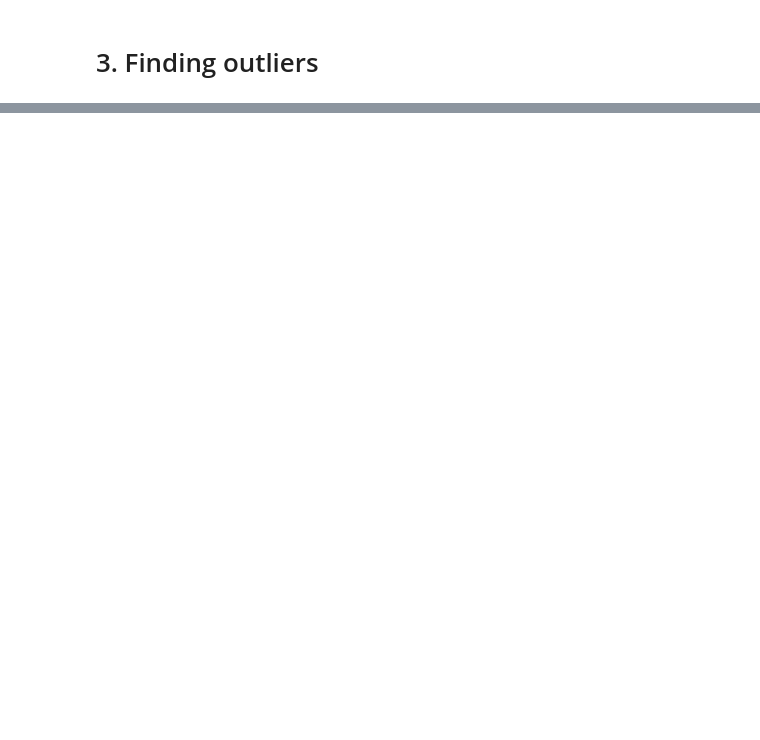
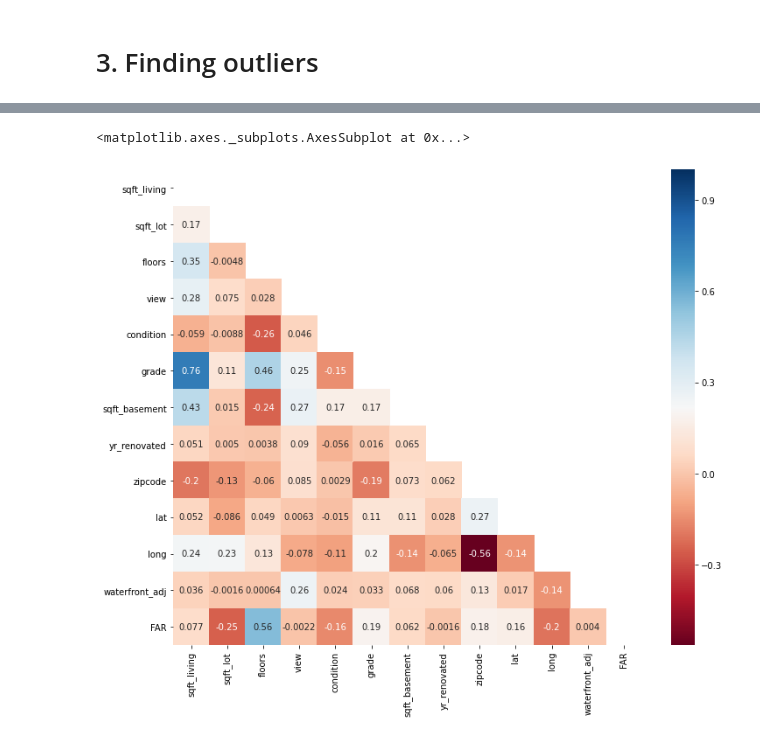
Before and after one commit to lavsz/Mod2_Kings_County_Housing_Price_Prediction, a Jupyter notebook: King's County Housing Price_Data_Cleaning.ipynb, the cells around one changed output, grey strips where cells are left out. Drawn from its saved outputs; the diff is of its cells as text; code cells hidden in the pictures; blank space fills up the shorter version.

```diff
--- a/King's County Housing Price_Data_Cleaning.ipynb
+++ b/King's County Housing Price_Data_Cleaning.ipynb
@@ -332,0 +258,18 @@ duplicates_else_diff.waterfront_adj.value_counts(), duplicates_else_diff.sqft_ba
+# %%
+df['bed:bath'] = df['bedrooms'].astype(str) + ' : ' + df['bathrooms'].astype(str)
+# %%
+df_clean = df.drop(['waterfront', 'sqft_living15', 'sqft_above', 'sqft_lot15',
+                    'yr_built', 'bathrooms', 'bedrooms'], axis=1)
+# %%
+df_clean['FAR'] = df_clean.sqft_living/df_clean.sqft_lot
+# %%
+plt.figure(figsize=(12,10))
+df_clean_v = df_clean.drop(['price', 'id'], axis=1)
+corr_v = df_clean_v.corr()
+mask = np.triu(np.ones_like(corr_v, dtype=np.bool))
+sns.heatmap(corr_v, mask=mask,
+        xticklabels=corr_v.columns,
+        yticklabels=corr_v.columns, cmap='RdBu', annot = True)
+# %% [output]
+<matplotlib.axes._subplots.AxesSubplot at 0x...>
+[figure, added]
```
Also changed, not shown: parts of 90 cells of this notebook.
